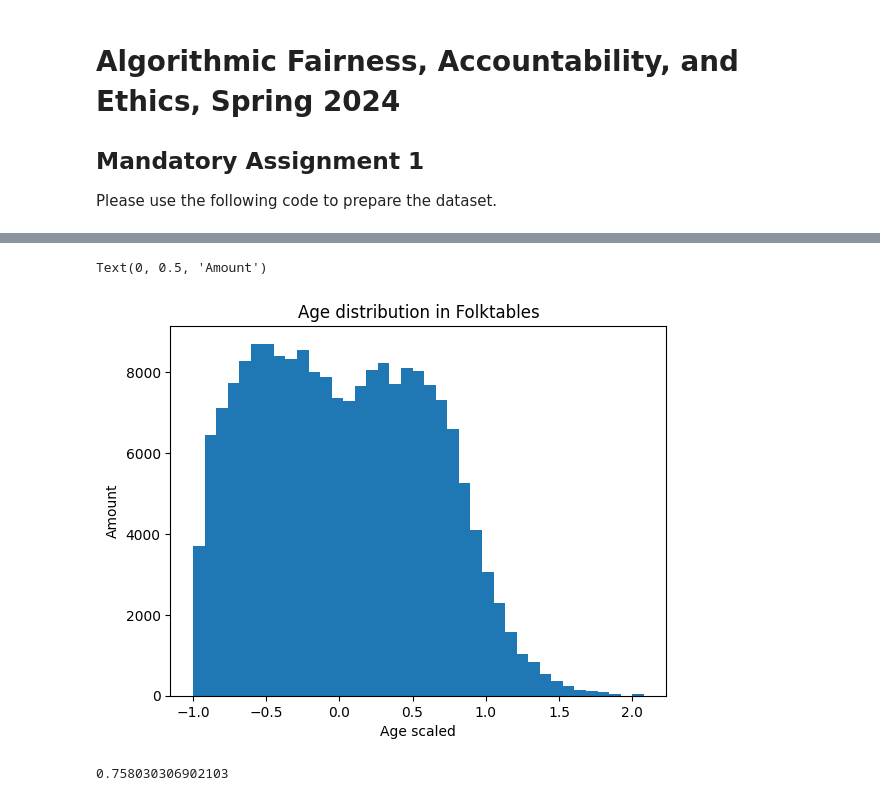
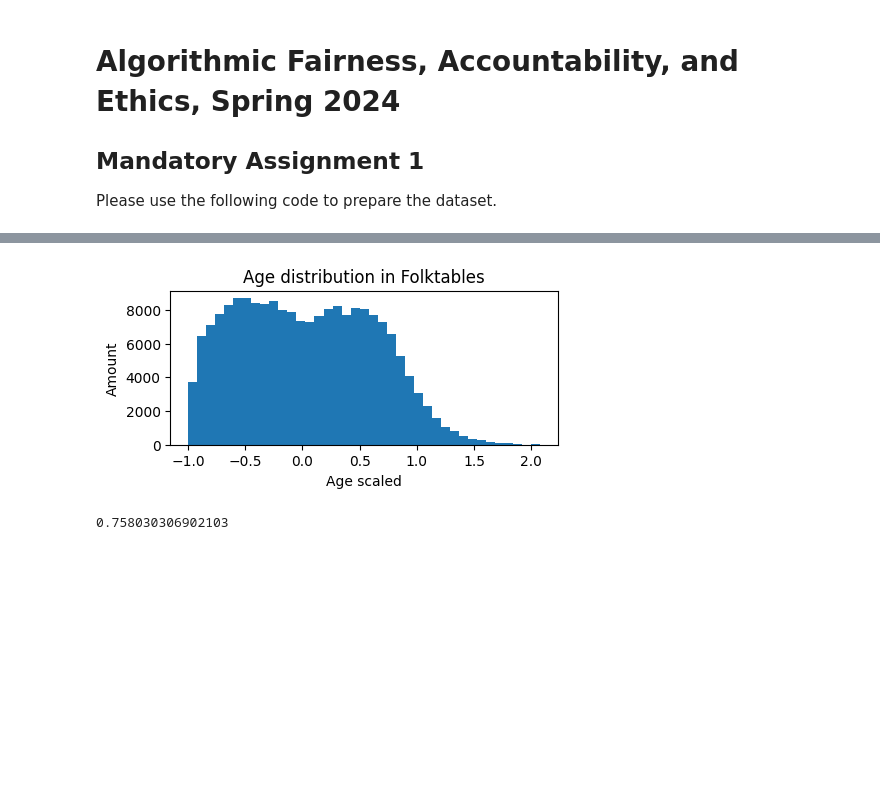
Before and after one commit to PHILIPWins/Algorithmic_Fairness, a Jupyter notebook: Assignment1/afae24-assignment-01-oleg - Philip.ipynb, the cells around one changed output, grey strips where cells are left out. Cells and saved outputs as stored; diff of their text form; code cells hidden in the pictures; blank space fills up the shorter version.

```diff
--- a/Assignment1/afae24-assignment-01-oleg - Philip.ipynb
+++ b/Assignment1/afae24-assignment-01-oleg - Philip.ipynb
@@ -73,21 +80,22 @@ plt.show()
 # %%
 ## We decideded on RobustScaler as we have quite skrewed distribution to the left
 ## we want to keep that distribution
 from sklearn.preprocessing import RobustScaler, StandardScaler
 
 age = data["AGEP"].values.reshape(-1,1)
 scaler = RobustScaler()
 age_scaled = scaler.fit_transform(age)
 
 data["AGEP"] = age_scaled
 
+plt.figure(figsize=(5,2))
 plt.hist(data["AGEP"].values, bins = 39)
 plt.title("Age distribution in Folktables")
 plt.xlabel("Age scaled")
 plt.ylabel("Amount")
+plt.show()
 # %% [output]
-Text(0, 0.5, 'Amount')
-[figure, old version]
+[figure, new version]
 # %%
 X_train, X_test, y_train, y_test, group_train, group_test = train_test_split(
     data, target, group, test_size=0.2, random_state=0)
```
Also changed, not shown: parts of 20 cells of this notebook.
